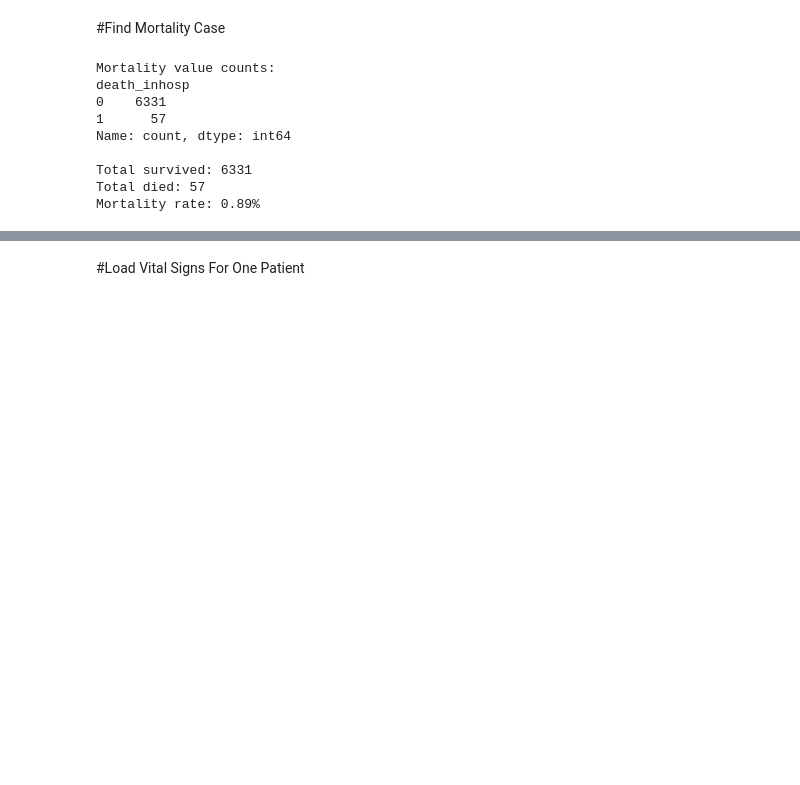
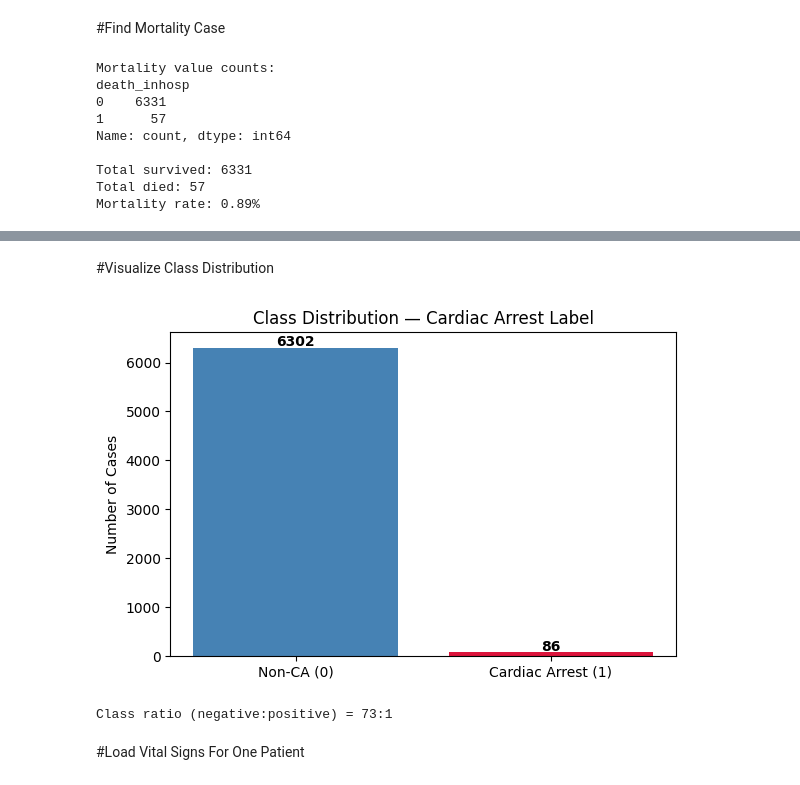
Before and after one commit to sachumonpsajeev-cyber/VitalDb-Cardiac-Arrest-Prediction-TAN, a Jupyter notebook: notebooks/VitalDB_Exploration.ipynb, the cells around one changed output, grey strips where cells are left out. Drawn from its saved outputs; the diff is of its cells as text; code cells hidden in the pictures; blank space fills up the shorter version.

```diff
--- a/notebooks/VitalDB_Exploration.ipynb
+++ b/notebooks/VitalDB_Exploration.ipynb
@@ -75,0 +116,11 @@ Mortality rate: 0.89%
+# %%
+# Investigate epinephrine outliers
+print("Cases with epi > 1000 mcg (likely outliers):")
+outliers = cases[cases['intraop_epi'] > 1000]
+print(outliers[['caseid', 'intraop_epi', 'death_inhosp']].to_string())
+
+# Define cleaned CA label (epi > 0 AND epi < 1000 mcg threshold)
+cases['cardiac_arrest_label'] = ((cases['intraop_epi'] > 0) & (cases['intraop_epi'] <= 1000)).astype(int)
+
+print(f"\nCleaned CA cases: {cases['cardiac_arrest_label'].sum()}")
+print(f"Cleaned CA rate: {cases['cardiac_arrest_label'].mean()*100:.2f}%")
@@ -76,3 +136,27 @@ Mortality rate: 0.89%
+# %% [markdown]
+#Visualize Class Distribution
+# %%
+import matplotlib.pyplot as plt
+
+# Plot class distribution
+labels = ['Non-CA (0)', 'Cardiac Arrest (1)']
+counts = [cases['cardiac_arrest_label'].value_counts()[0],
+          cases['cardiac_arrest_label'].value_counts()[1]]
+
+plt.figure(figsize=(6,4))
+plt.bar(labels, counts, color=['steelblue', 'crimson'])
+plt.title('Class Distribution — Cardiac Arrest Label')
+plt.ylabel('Number of Cases')
+for i, v in enumerate(counts):
+    plt.text(i, v + 30, str(v), ha='center', fontweight='bold')
+plt.tight_layout()
+plt.savefig('class_distribution.png')
+plt.show()
+
+print(f"Class ratio (negative:positive) = {counts[0]//counts[1]}:1")
+# %% [output]
+[figure, added]
+Class ratio (negative:positive) = 73:1
 # %% [markdown]
 #Load  Vital Signs For One Patient
 # %%
```
Also changed, not shown: parts of 30 cells of this notebook.
